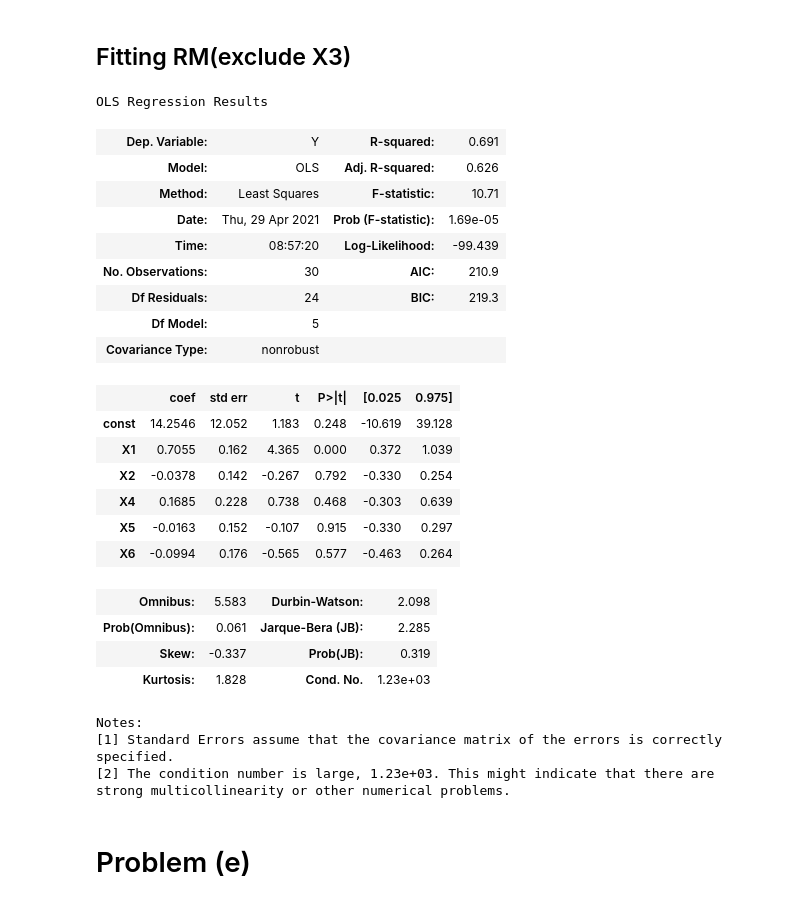
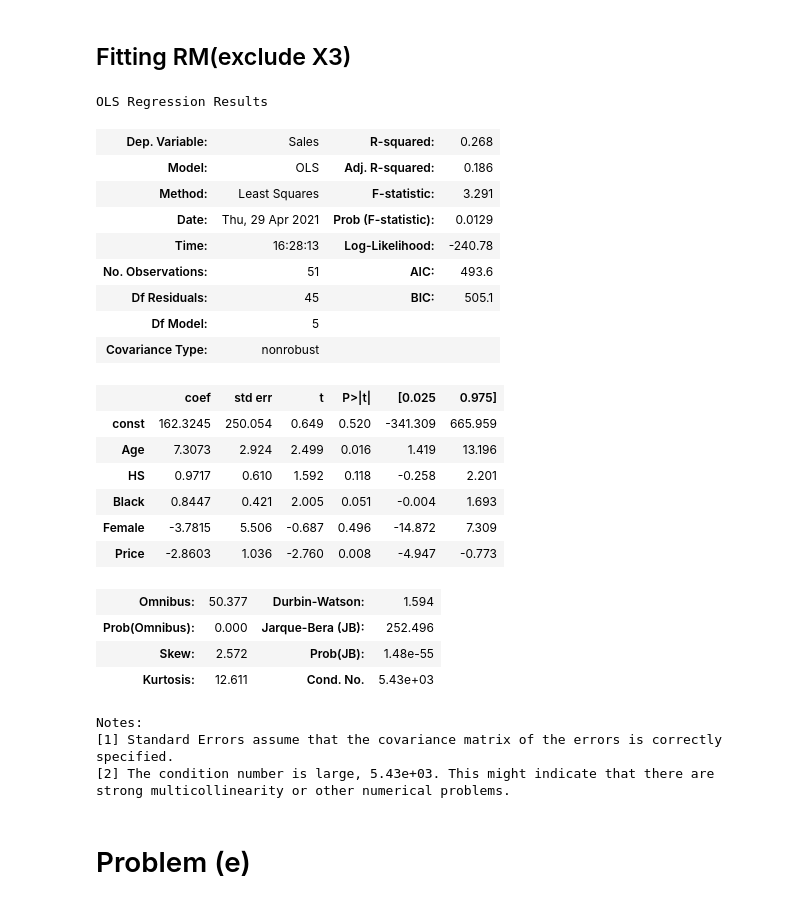
Before and after one commit to JadenKim-dev/DataScienceStudy, a Jupyter notebook: R.A By Example Exercises/3. Cigarette data.ipynb, the cells around one changed output. Saved outputs shown, nothing was run; the diff lists cells and outputs as text; code cells hidden in the pictures.

```diff
--- a/R.A By Example Exercises/3. Cigarette data.ipynb
+++ b/R.A By Example Exercises/3. Cigarette data.ipynb
@@ -6,6 +6,6 @@ from statsmodels.stats.anova import anova_lm
 # %% [markdown]
 # Loading Data
 # %%
-ciga = pd.read_csv("./data/2-supervisor.csv")
+ciga = pd.read_csv("./data/3-cigarette.csv")
 ciga.head()
 # %% [output]
@@ -20,8 +20,8 @@ ciga.head()
 # %% [markdown]
 ## Fitting FM
 # %%
-target = ciga[['Y']]
-full_x_data = ciga[['X1', 'X2', 'X3', 'X4', 'X5', 'X6']]
+target = ciga[['Sales']]
+full_x_data = ciga[['Age', 'HS', 'Income', 'Black', 'Female', 'Price']]
 # %%
 full_x_data = sm.add_constant(full_x_data, has_constant="add")
 full_model = sm.OLS(target, full_x_data)
@@ -70,7 +70,7 @@ fm_sse
 # %% [markdown]
 ## Fitting RM (exclude X2, X5)
 # %%
-reduced_x_data1 = ciga[['X1', 'X3', 'X4', 'X6']]
+reduced_x_data1 = ciga[['Age', 'Income', 'Black', 'Price']]
 reduced_x_data1 = sm.add_constant(reduced_x_data1, has_constant="add")
 reduced_model1 = sm.OLS(target, reduced_x_data1)
 fitted_reduced_model1 = reduced_model1.fit()
@@ -127,36 +129,36 @@ f_dist = f(2, 27)
 # %% [markdown]
 ## Fitting RM(exclude X3)
 # %%
-reduced_x_data2 = ciga[['X1', 'X2', 'X4', 'X5', 'X6']]
+reduced_x_data2 = ciga[['Age', 'HS', 'Black', 'Female', 'Price']]
 reduced_x_data2 = sm.add_constant(reduced_x_data2, has_constant="add")
 reduced_model2 = sm.OLS(target, reduced_x_data2)
 fitted_reduced_model2 = reduced_model2.fit()
 fitted_reduced_model2.summary()
 # %% [output]
 OLS Regression Results
-| Dep. Variable: | Y | R-squared: | 0.691 |
-| Model: | OLS | Adj. R-squared: | 0.626 |
-| Method: | Least Squares | F-statistic: | 10.71 |
-| Date: | Thu, 29 Apr 2021 | Prob (F-statistic): | 1.69e-05 |
-| Time: | 08:57:20 | Log-Likelihood: | -99.439 |
-| No. Observations: | 30 | AIC: | 210.9 |
-| Df Residuals: | 24 | BIC: | 219.3 |
+| Dep. Variable: | Sales | R-squared: | 0.268 |
+| Model: | OLS | Adj. R-squared: | 0.186 |
+| Method: | Least Squares | F-statistic: | 3.291 |
+| Date: | Thu, 29 Apr 2021 | Prob (F-statistic): | 0.0129 |
+| Time: | 16:28:13 | Log-Likelihood: | -240.78 |
+| No. Observations: | 51 | AIC: | 493.6 |
+| Df Residuals: | 45 | BIC: | 505.1 |
 | Df Model: | 5 |  |  |
 | Covariance Type: | nonrobust |  |  |
 |  | coef | std err | t | P>|t| | [0.025 | 0.975] |
-| const | 14.2546 | 12.052 | 1.183 | 0.248 | -10.619 | 39.128 |
-| X1 | 0.7055 | 0.162 | 4.365 | 0.000 | 0.372 | 1.039 |
-| X2 | -0.0378 | 0.142 | -0.267 | 0.792 | -0.330 | 0.254 |
-| X4 | 0.1685 | 0.228 | 0.738 | 0.468 | -0.303 | 0.639 |
-| X5 | -0.0163 | 0.152 | -0.107 | 0.915 | -0.330 | 0.297 |
-| X6 | -0.0994 | 0.176 | -0.565 | 0.577 | -0.463 | 0.264 |
+| const | 162.3245 | 250.054 | 0.649 | 0.520 | -341.309 | 665.959 |
+| Age | 7.3073 | 2.924 | 2.499 | 0.016 | 1.419 | 13.196 |
+| HS | 0.9717 | 0.610 | 1.592 | 0.118 | -0.258 | 2.201 |
+| Black | 0.8447 | 0.421 | 2.005 | 0.051 | -0.004 | 1.693 |
+| Female | -3.7815 | 5.506 | -0.687 | 0.496 | -14.872 | 7.309 |
+| Price | -2.8603 | 1.036 | -2.760 | 0.008 | -4.947 | -0.773 |
-| Omnibus: | 5.583 | Durbin-Watson: | 2.098 |
-| Prob(Omnibus): | 0.061 | Jarque-Bera (JB): | 2.285 |
-| Skew: | -0.337 | Prob(JB): | 0.319 |
-| Kurtosis: | 1.828 | Cond. No. | 1.23e+03 |
+| Omnibus: | 50.377 | Durbin-Watson: | 1.594 |
+| Prob(Omnibus): | 0.000 | Jarque-Bera (JB): | 252.496 |
+| Skew: | 2.572 | Prob(JB): | 1.48e-55 |
+| Kurtosis: | 12.611 | Cond. No. | 5.43e+03 |
 Notes:
 [1] Standard Errors assume that the covariance matrix of the errors is correctly specified.
-[2] The condition number is large, 1.23e+03. This might indicate that there are
+[2] The condition number is large, 5.43e+03. This might indicate that there are
 strong multicollinearity or other numerical problems.
 # %% [markdown]
 # Problem (e)
```
Also changed, not shown: parts of 9 cells of this notebook.
